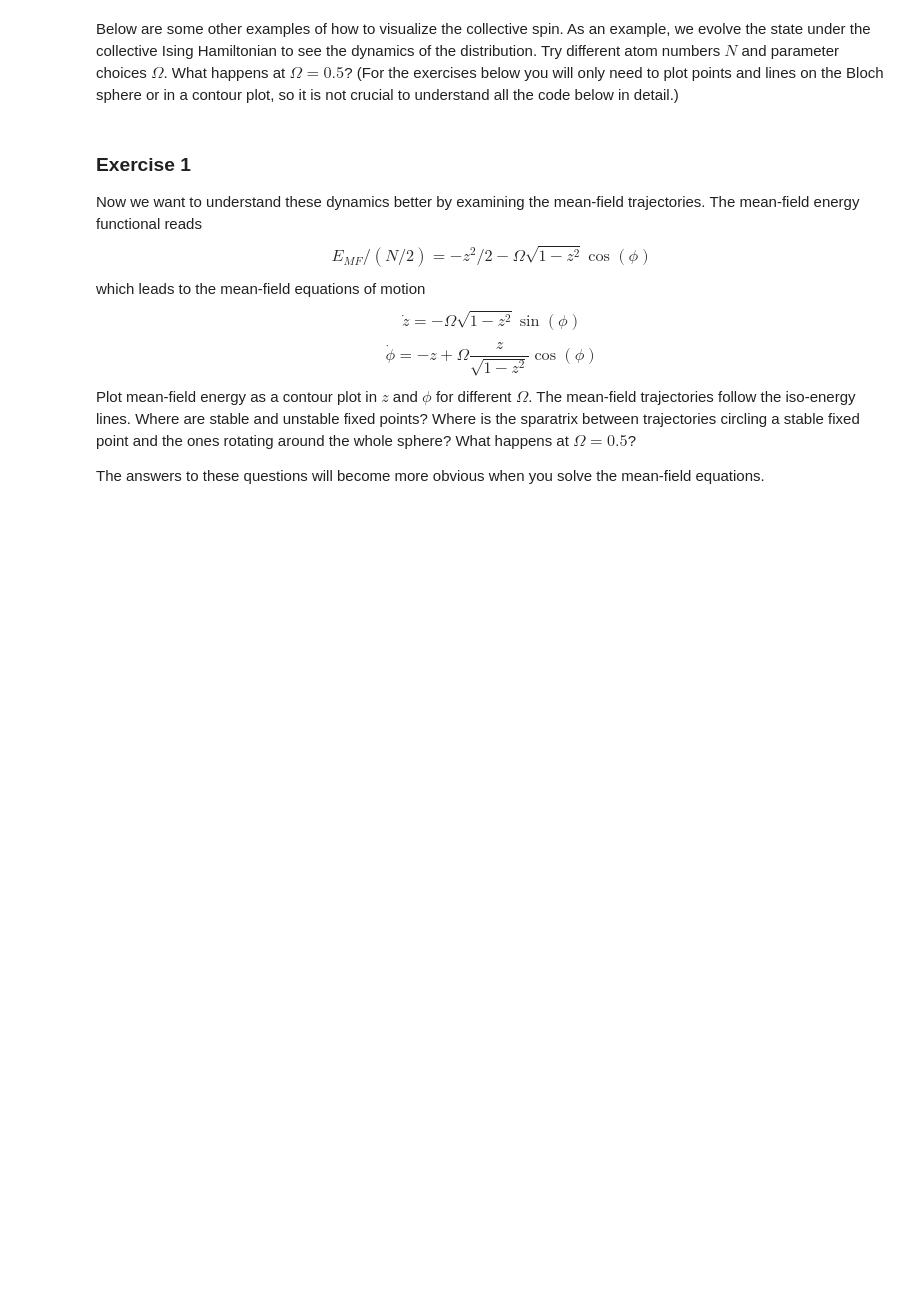
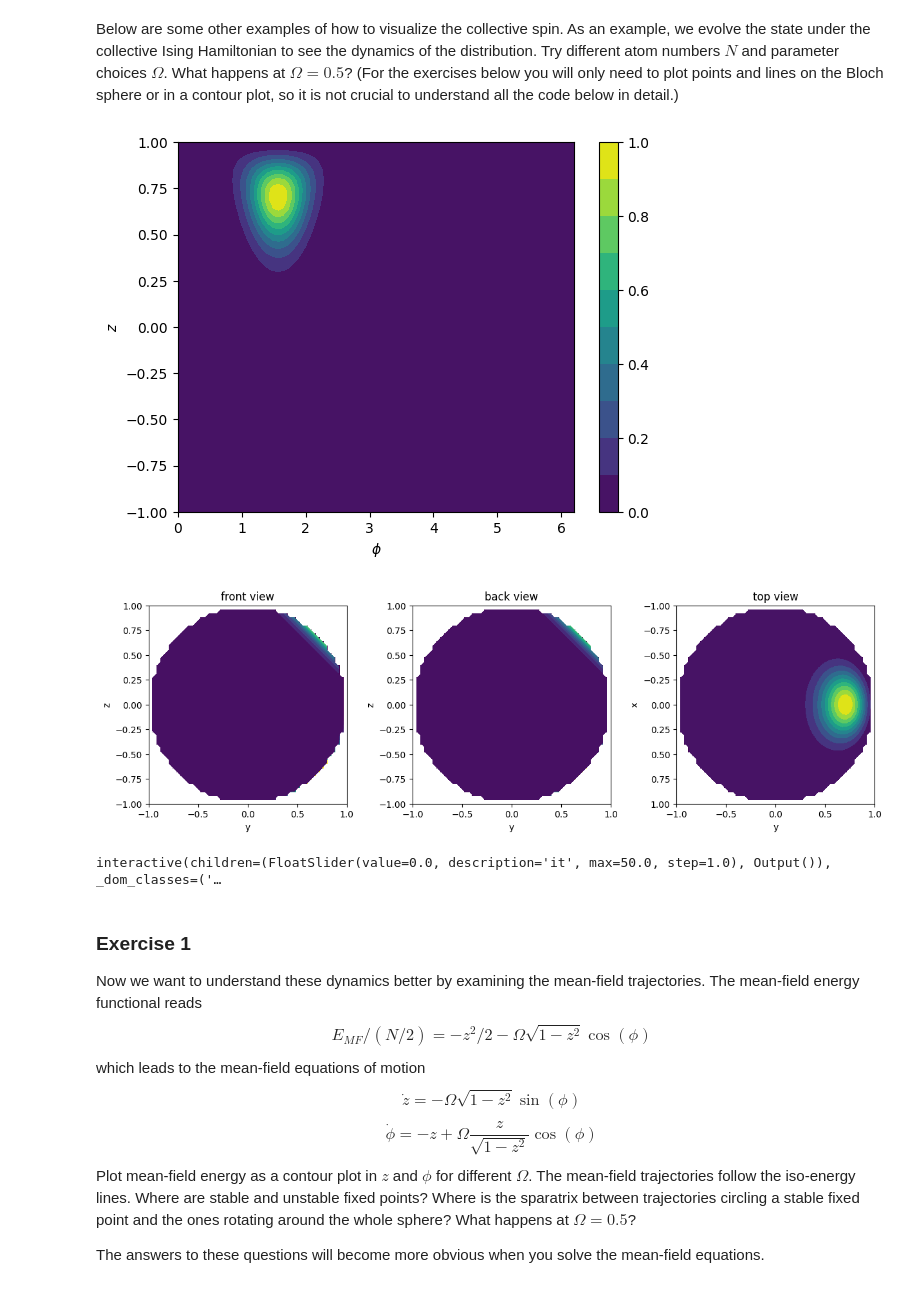
Before and after one commit to ket-PSI/CQD_SS26_solutions, a Jupyter notebook: solutions/exercise7_sol.ipynb, the cells around one changed output. Saved outputs shown, nothing was run; the diff lists cells and outputs as text; code cells hidden in the pictures; blank space fills up the shorter version.

```diff
--- a/solutions/exercise7_sol.ipynb
+++ b/solutions/exercise7_sol.ipynb
@@ -96,23 +100,26 @@ Below are some other examples of how to visualize the collective spin. As an exa
 # %%
 # visualize a coherent spin state
 
 N = 40
-psi = cqd.utility.CSS(N, pi / 4, pi / 4) # The state we want to visualize
+psi = cqd.utility.CSS(N, pi / 4, pi / 2) # The state we want to visualize
 HscaleMax = 1 # clipping value for colorscale. Will later be useful.
 
 # plot distribution in z and phi
 zvec, phvec, Hdistr = cqd.utility.Husimi_z_phi(N, psi, 40, 80)
 plt.contourf(phvec, zvec, Hdistr, 10)
 plt.colorbar()
 plt.xlabel('$\\phi$')
 plt.ylabel('$z$')
 plt.show()
 
 zvec, yvec, Hfront = cqd.utility.Husimi_front(N, psi, 50, 50)
 zvec, yvec, Hback = cqd.utility.Husimi_back(N, psi, 50, 50)
 xvec, yvec, Htop = cqd.utility.Husimi_top(N, psi, 50, 50)
 
 cqd.plotting.plot_H_all(Hfront, Hback, Htop, zvec, HscaleMax = 1.0)
+# %% [output]
+[figure, added]
+[figure, added]
 # %%
 # calculate the full quantum dynamics by exact diagonalization and visualize the dynamics
 # producing all the Husimi distributions takes a while
@@ -149,6 +156,8 @@ for it in range(len(tvec)):
 
 
 interactive(cqd.plotting.plot_H_wrapper_interact, it=FloatSlider(min=0, max=len(tvec) - 1, step=1), HfrontAll=fixed(HfrontAll), HbackAll=fixed(HbackAll), HtopAll=fixed(HtopAll), grid=fixed(grid), HscaleMax=fixed(HscaleMax))
+# %% [output]
+interactive(children=(FloatSlider(value=0.0, description='it', max=50.0, step=1.0), Output()), _dom_classes=('…
 # %% [markdown]
 ### Exercise 1
 
```
Also changed, not shown: parts of 10 cells of this notebook, 17 other files.
